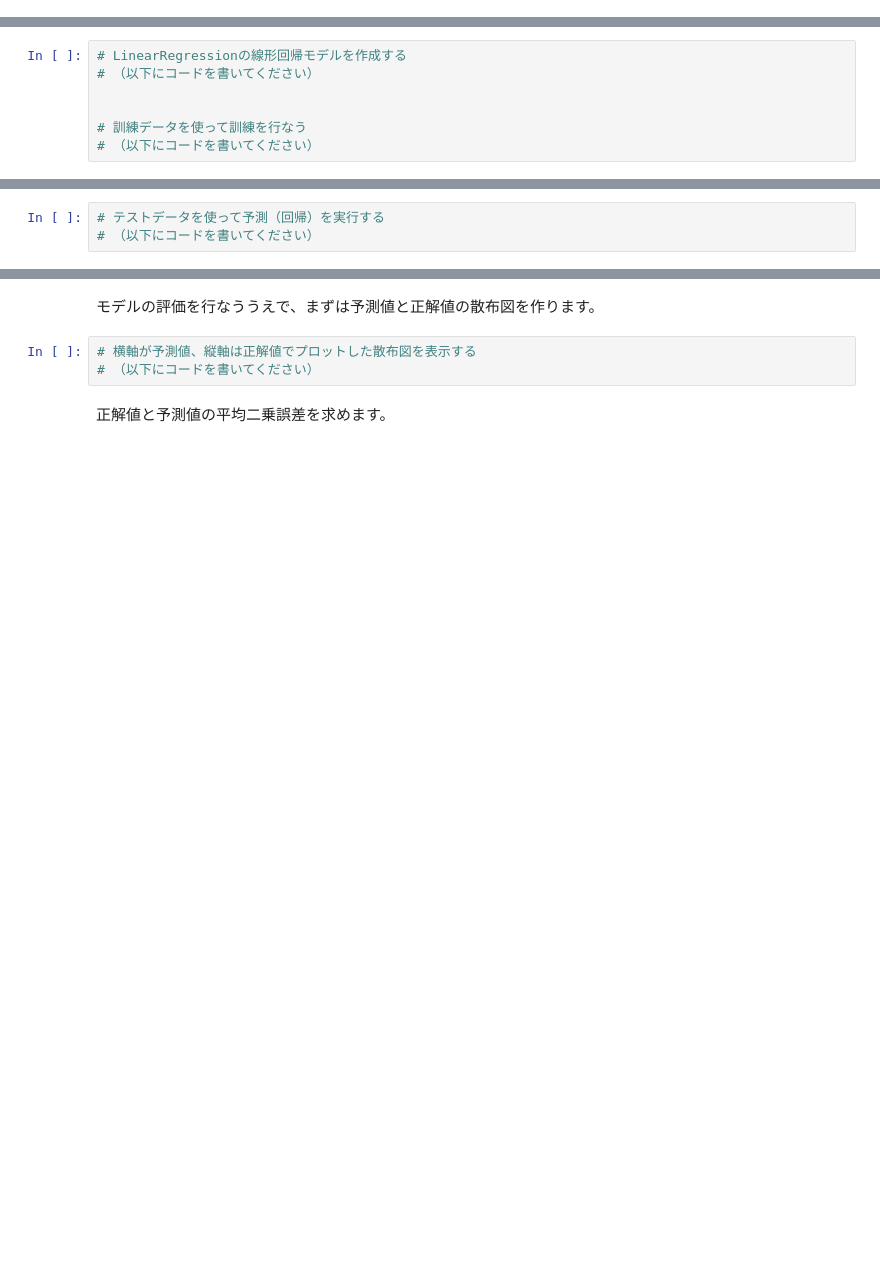
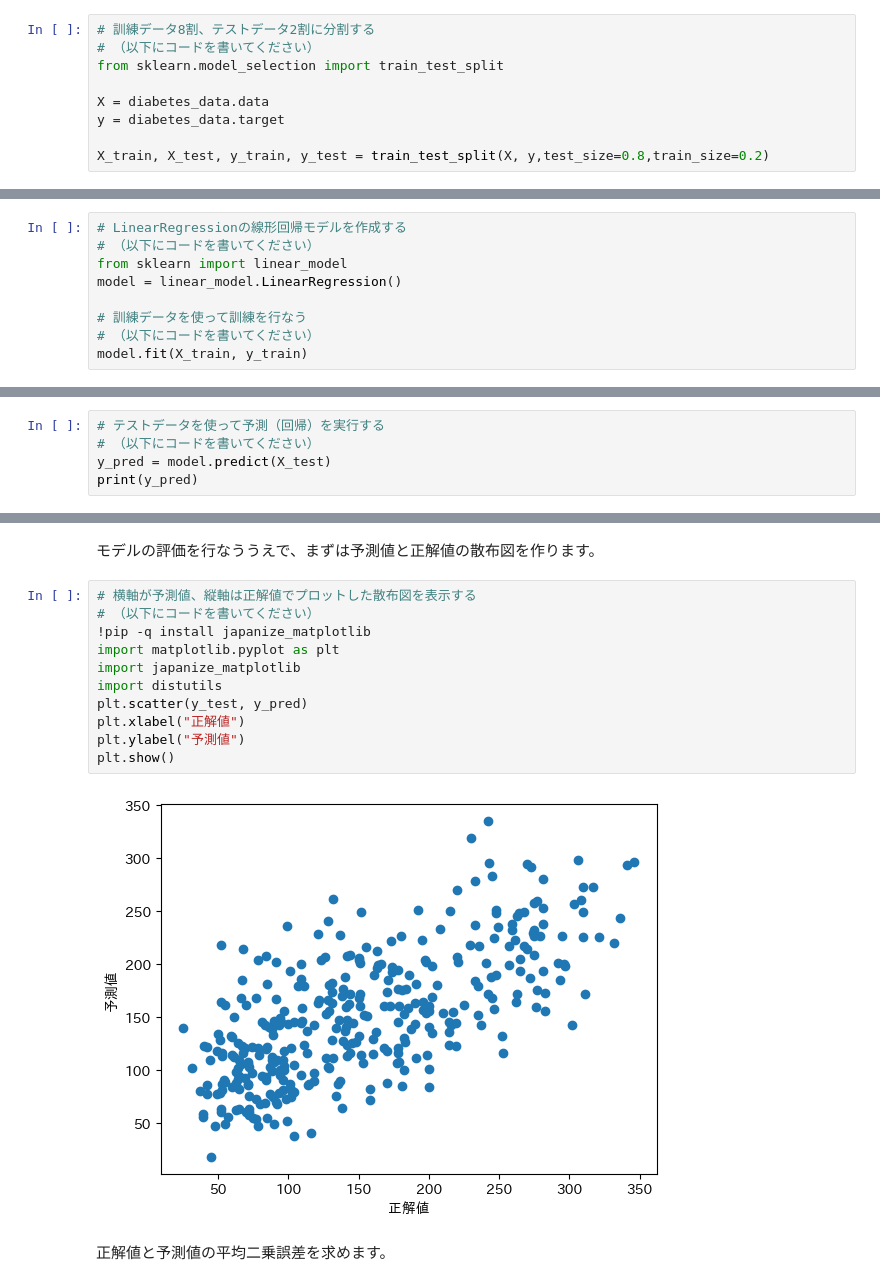
Before and after one commit to yuuseiyashiro/pythondev, a Jupyter notebook: 課題13_糖尿病の進行状況の回帰予測.ipynb, the cells around one changed output, grey strips where cells are left out. Saved outputs shown, nothing was run; the diff lists cells and outputs as text; blank space fills up the shorter version.

```diff
--- a/課題13_糖尿病の進行状況の回帰予測.ipynb
+++ b/課題13_糖尿病の進行状況の回帰予測.ipynb
@@ -96,3 +93,12 @@ X および y を訓練データとテストデータに分けましょう。そ
+# %%
+# 訓練データ8割、テストデータ2割に分割する
+# （以下にコードを書いてください）
+from sklearn.model_selection import train_test_split
+
+X = diabetes_data.data
+y = diabetes_data.target
+
+X_train, X_test, y_train, y_test = train_test_split(X, y,test_size=0.8,train_size=0.2)
 # %% [markdown]
 ## モデルを作成して訓練する
 # %% [markdown]
@@ -100,7 +106,9 @@ X および y を訓練データとテストデータに分けましょう。そ
 # %%
 # LinearRegressionの線形回帰モデルを作成する
 # （以下にコードを書いてください）
-
+from sklearn import linear_model
+model = linear_model.LinearRegression()
 
 # 訓練データを使って訓練を行なう
 # （以下にコードを書いてください）
+model.fit(X_train, y_train)
@@ -111,3 +121,5 @@ X および y を訓練データとテストデータに分けましょう。そ
 # %%
 # テストデータを使って予測（回帰）を実行する
 # （以下にコードを書いてください）
+y_pred = model.predict(X_test)
+print(y_pred)
@@ -114,7 +144,17 @@ X および y を訓練データとテストデータに分けましょう。そ
 # %% [markdown]
 モデルの評価を行なううえで、まずは予測値と正解値の散布図を作ります。
-# %%
-# 横軸が予測値、縦軸は正解値でプロットした散布図を表示する
-# （以下にコードを書いてください）
+# %%
+# 横軸が予測値、縦軸は正解値でプロットした散布図を表示する
+# （以下にコードを書いてください）
+!pip -q install japanize_matplotlib
+import matplotlib.pyplot as plt
+import japanize_matplotlib
+import distutils
+plt.scatter(y_test, y_pred)
+plt.xlabel("正解値")
+plt.ylabel("予測値")
+plt.show()
+# %% [output]
+[figure, added]
 # %% [markdown]
 正解値と予測値の平均二乗誤差を求めます。
```
Also changed, not shown: parts of 6 cells of this notebook.
